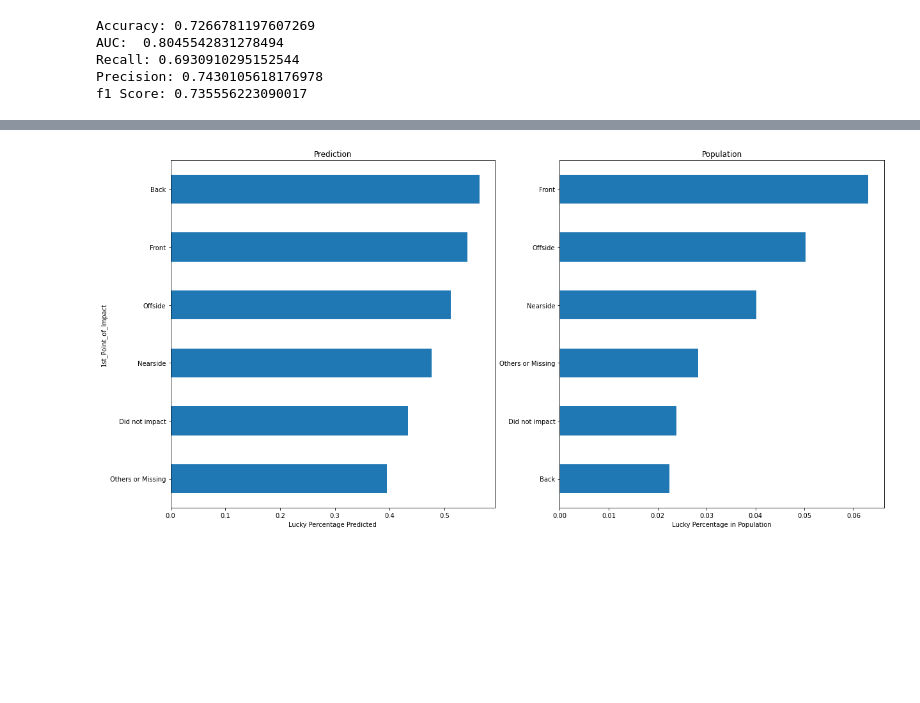
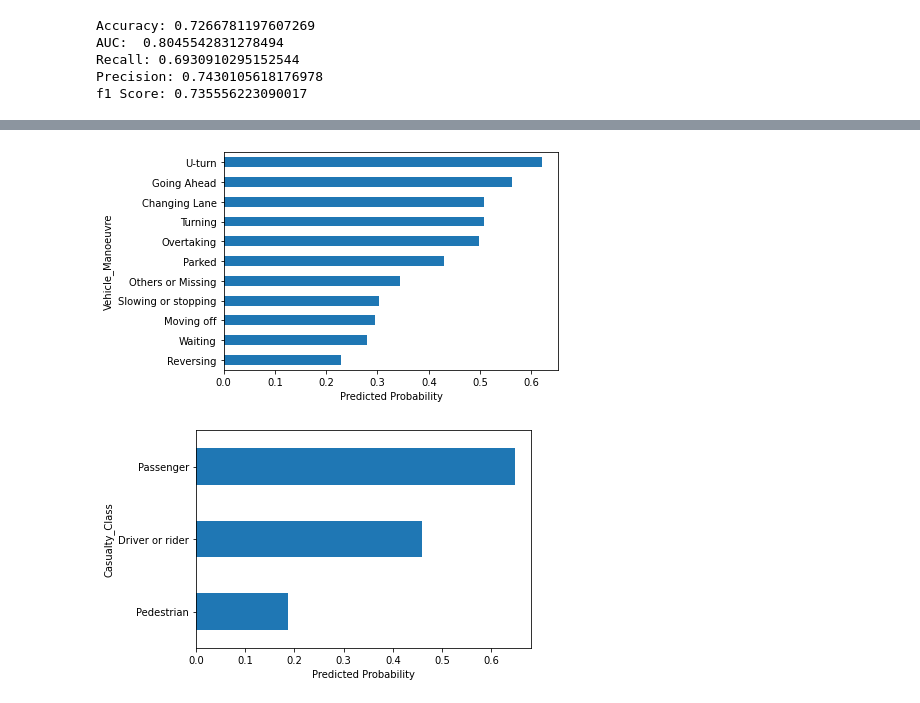
Before and after one commit to ChenTaHung/Business-Data-Analytics, a Jupyter notebook: Business_Data_Analytics_Model_Training.ipynb, the cells around one changed output, grey strips where cells are left out. Drawn from its saved outputs; the diff is of its cells as text; code cells hidden in the pictures; blank space fills up the shorter version.

```diff
--- a/Business_Data_Analytics_Model_Training.ipynb
+++ b/Business_Data_Analytics_Model_Training.ipynb
@@ -227,4 +230,4 @@ catboost_model.fit(train_pool)
 # Predict
 cat_pred_label = catboost_model.predict(test_pool, prediction_type="Class")
 cat_pred_prob = catboost_model.predict(test_pool, prediction_type="Probability")
-catboost_res_DF = pd.DataFrame(cat_pred_prob, columns=["Lucky", "UnLucky"]).assign(Label = cat_pred_label)
+catboost_res_DF = pd.DataFrame(cat_pred_prob, columns=[0, 1]).assign(Label = cat_pred_label)
@@ -497,4 +429,0 @@ PDP_Population_Compare_Plot("Vehicle_Manoeuvre")
-# %%
-PDP_Population_Compare_Plot("1st_Point_of_Impact")
-# %% [output]
-[figure, removed]
@@ -500,0 +432,16 @@ PDP_Population_Compare_Plot("1st_Point_of_Impact")
+# %%
+pd.concat([catboost_res_DF, catestX_Shap], axis = 1).groupby("Vehicle_Manoeuvre")[1].agg("mean").sort_values().plot.barh()
+plt.xlabel("Predicted Probability")
+plt.savefig('Vehicle_Manoeuvre.png', dpi=300)
+plt.show()
+files.download("Vehicle_Manoeuvre.png")
+# %% [output]
+[figure, added]
+# %%
+pd.concat([catboost_res_DF, catestX_Shap], axis = 1).groupby("Casualty_Class")[1].agg("mean").sort_values().plot.barh()
+plt.xlabel("Predicted Probability")
+plt.savefig('Casualty_Class.png', dpi=300)
+plt.show()
+files.download("Casualty_Class.png")
+# %% [output]
+[figure, added]
```
Also changed, not shown: parts of 42 cells of this notebook.
